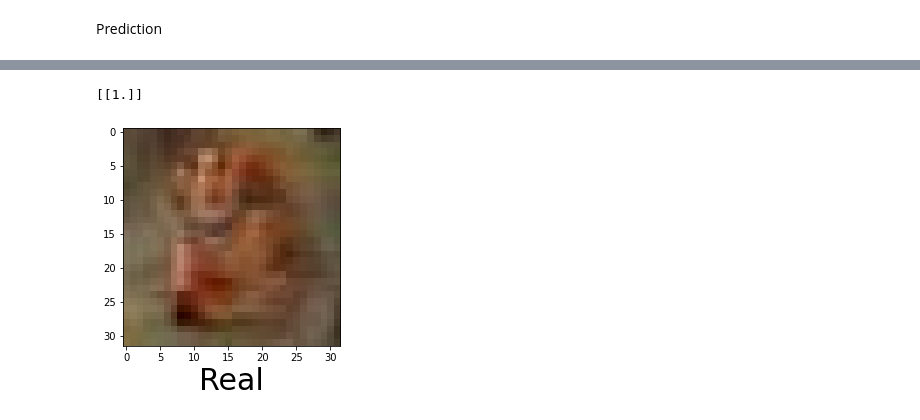
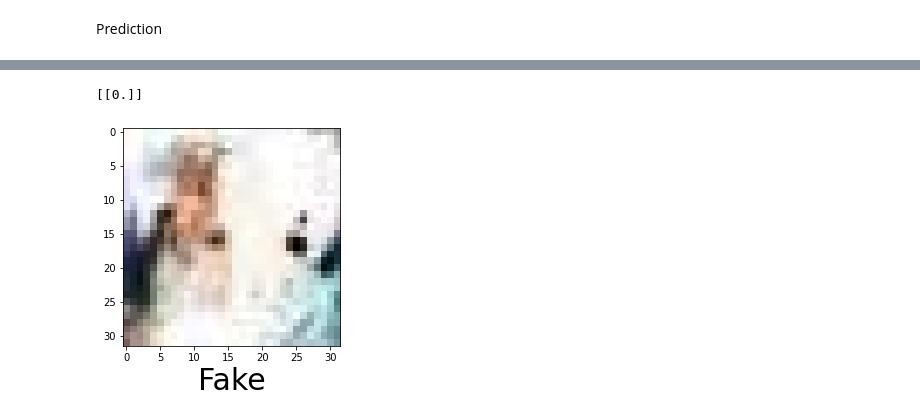
Before and after one commit to nayansavaliya/fakeImageDetection, a Jupyter notebook: src/SNGAN_Bilinear.ipynb, the cells around one changed output, grey strips where cells are left out. Cells and saved outputs as stored; diff of their text form; code cells hidden in the pictures.

```diff
--- a/src/SNGAN_Bilinear.ipynb
+++ b/src/SNGAN_Bilinear.ipynb
@@ -21,16 +21,16 @@ test = ImageDataGenerator(rescale=1/255)
 
 train_dataset = train.flow_from_directory("/Users/nayansavaliya/Masters Mechatronics/2022 Summer/RAML - Project/data/bilinear/train",
                                           target_size=(32,32),
-                                          batch_size = 1,
+                                          batch_size = 30,
                                           class_mode = 'binary',subset='training')
 
 validation_dataset = train.flow_from_directory("/Users/nayansavaliya/Masters Mechatronics/2022 Summer/RAML - Project/data/bilinear/train",
                                           target_size=(32,32),
-                                          batch_size = 1,
+                                          batch_size = 30,
                                           class_mode = 'binary',subset='validation')
 test_dataset = test.flow_from_directory("/Users/nayansavaliya/Masters Mechatronics/2022 Summer/RAML - Project/data/bilinear/test",
                                           target_size=(32,32),
-                                          batch_size =1,
+                                          batch_size =30,
                                           class_mode = 'binary')
 
 test_dataset.class_indices
@@ -63,7 +63,7 @@ model.add(keras.layers.MaxPool2D(2,2))
 model.add(keras.layers.Flatten())
 
 # Hidden layer with 512 neurons and Rectified Linear Unit activation function
-model.add(keras.layers.Dense(512,activation='relu'))
+model.add(keras.layers.Dense(32,activation='relu'))
 
 # Output layer with single neuron which gives 0 for fake or 1 for real
 #Here we use sigmoid activation function which makes our model output to lie between 0 and 1
@@ -96,9 +96,9 @@ early_stopping = EarlyStopping(
 )
 
 history = model.fit(train_dataset,
-         steps_per_epoch = 25,
+        #  steps_per_epoch = 25,
          epochs = 120,
-        #  callbacks=[early_stopping],
+         callbacks=[early_stopping],
          validation_data = validation_dataset
          )
 # %% [output]
@@ -181,6 +184,6 @@ FileNotFoundError: [Errno 2] No such file or directory: '/Users/nayansavaliya/Ma
 # %%
 
-predictImage(r"/Users/nayansavaliya/Masters Mechatronics/2022 Summer/RAML - Project/data/test/SNGAN_bicubic_test/954.jpg")
+predictImage(r"/Users/nayansavaliya/Masters Mechatronics/2022 Summer/RAML - Project/data/bilinear/test/SNGAN_bilinear_test/954.jpg")
 # %% [output]
-[[1.]]
+[[0.]]
-[figure, old version]
+[figure, new version]
```
Also changed, not shown: parts of 6 cells of this notebook, 3 other files.
